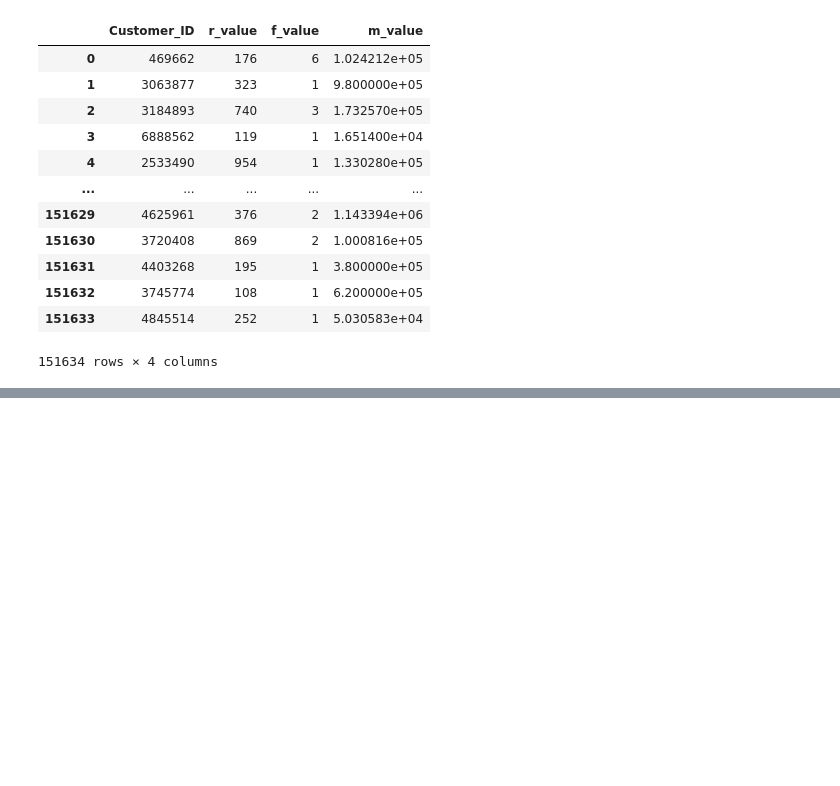
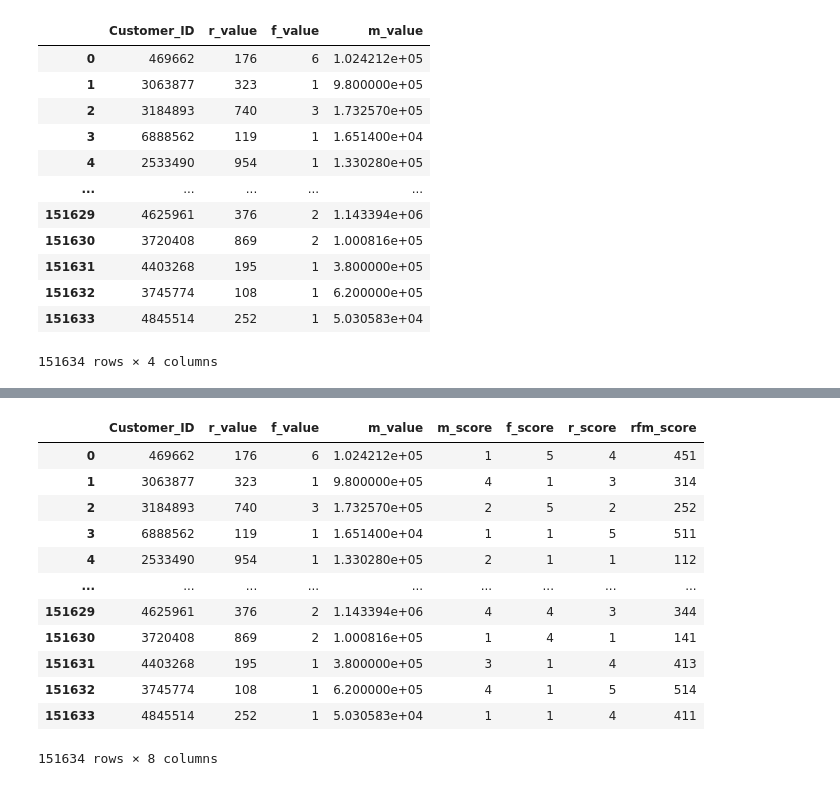
Before and after one commit to frhadjmli/Digikala-RFM, a Jupyter notebook: main.ipynb, the cells around one changed output, grey strips where cells are left out. Drawn from its saved outputs; the diff is of its cells as text; code cells hidden in the pictures; blank space fills up the shorter version.

Commit message:
Calculate the RFM scores

```diff
--- a/main.ipynb
+++ b/main.ipynb
@@ -145,7 +141,38 @@ rfm_df
 | 151632 | 3745774 | 108 | 1 | 6.200000e+05 |
 | 151633 | 4845514 | 252 | 1 | 5.030583e+04 |
 151634 rows × 4 columns
-# %%
-# Calculating the M value for each customer
-rfm_df['m_value'] = orders_df.groupby('ID_Customer')['DateTime_CartFinalize'].transform('count')
-rfm_df
+# %%
+# Calculating the R score based on percentiles
+rfm_df['r_score'] = rfm_df['r_value'].case_when(
+    caselist=[
+        (rfm_df['r_value'] <= rfm_df['r_value'].quantile(0.20), "5"),
+        (rfm_df['r_value'] <= rfm_df['r_value'].quantile(0.40), "4"),
+        (rfm_df['r_value'] <= rfm_df['r_value'].quantile(0.60), "3"),
+        (rfm_df['r_value'] <= rfm_df['r_value'].quantile(0.80), "2"),
+        (pd.Series(True), "1")
+    ]
+)
+
+# Calculating the F score based on percentiles
+rfm_df['f_score'] = rfm_df['f_value'].case_when(
+    caselist=[
+        (rfm_df['f_value'] <= rfm_df['f_value'].quantile(0.20), "1"),
+        (rfm_df['f_value'] <= rfm_df['f_value'].quantile(0.40), "2"),
+        (rfm_df['f_value'] <= rfm_df['f_value'].quantile(0.60), "3"),
+        (rfm_df['f_value'] <= rfm_df['f_value'].quantile(0.80), "4"),
+        (pd.Series(True), "5")
+    ]
+)
+
+# Calculating the M score based on percentiles
+rfm_df['m_score'] = rfm_df['m_value'].case_when(
+    caselist=[
+        (rfm_df['m_value'] <= rfm_df['m_value'].quantile(0.20), "1"),
+        (rfm_df['m_value'] <= rfm_df['m_value'].quantile(0.40), "2"),
+        (rfm_df['m_value'] <= rfm_df['m_value'].quantile(0.60), "3"),
+        (rfm_df['m_value'] <= rfm_df['m_value'].quantile(0.80), "4"),
+        (pd.Series(True), "5")
+    ]
+)
+
+rfm_df
@@ -151,0 +193,18 @@ rfm_df
+# %%
+# Calculating the final RFM score based on concatenating the r_score, f_score and m_score
+rfm_df['rfm_score'] = rfm_df.r_score + rfm_df.f_score + rfm_df.m_score
+rfm_df
+# %% [output]
+|  | Customer_ID | r_value | f_value | m_value | m_score | f_score | r_score | rfm_score |
+| 0 | 469662 | 176 | 6 | 1.024212e+05 | 1 | 5 | 4 | 451 |
+| 1 | 3063877 | 323 | 1 | 9.800000e+05 | 4 | 1 | 3 | 314 |
+| 2 | 3184893 | 740 | 3 | 1.732570e+05 | 2 | 5 | 2 | 252 |
+| 3 | 6888562 | 119 | 1 | 1.651400e+04 | 1 | 1 | 5 | 511 |
+| 4 | 2533490 | 954 | 1 | 1.330280e+05 | 2 | 1 | 1 | 112 |
+| ... | ... | ... | ... | ... | ... | ... | ... | ... |
+| 151629 | 4625961 | 376 | 2 | 1.143394e+06 | 4 | 4 | 3 | 344 |
+| 151630 | 3720408 | 869 | 2 | 1.000816e+05 | 1 | 4 | 1 | 141 |
+| 151631 | 4403268 | 195 | 1 | 3.800000e+05 | 3 | 1 | 4 | 413 |
+| 151632 | 3745774 | 108 | 1 | 6.200000e+05 | 4 | 1 | 5 | 514 |
+| 151633 | 4845514 | 252 | 1 | 5.030583e+04 | 1 | 1 | 4 | 411 |
+151634 rows × 8 columns
```
Also changed, not shown: parts of 4 cells of this notebook.
